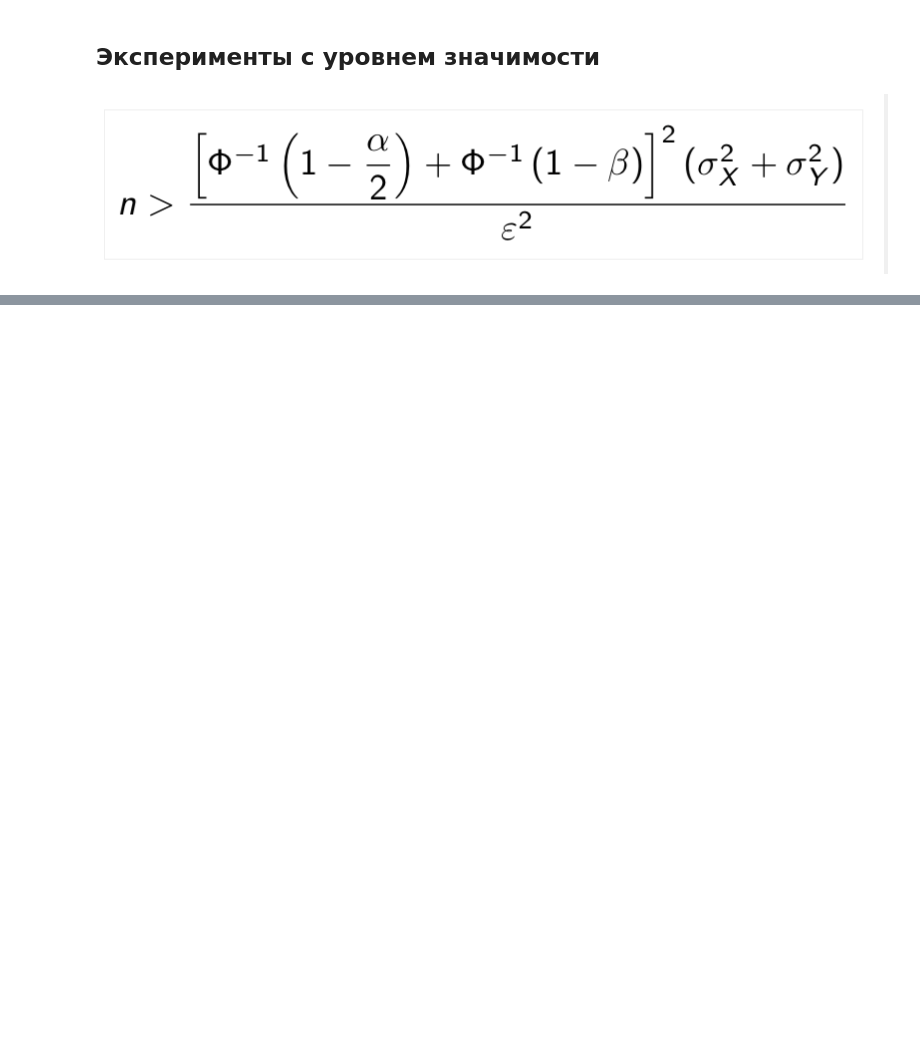
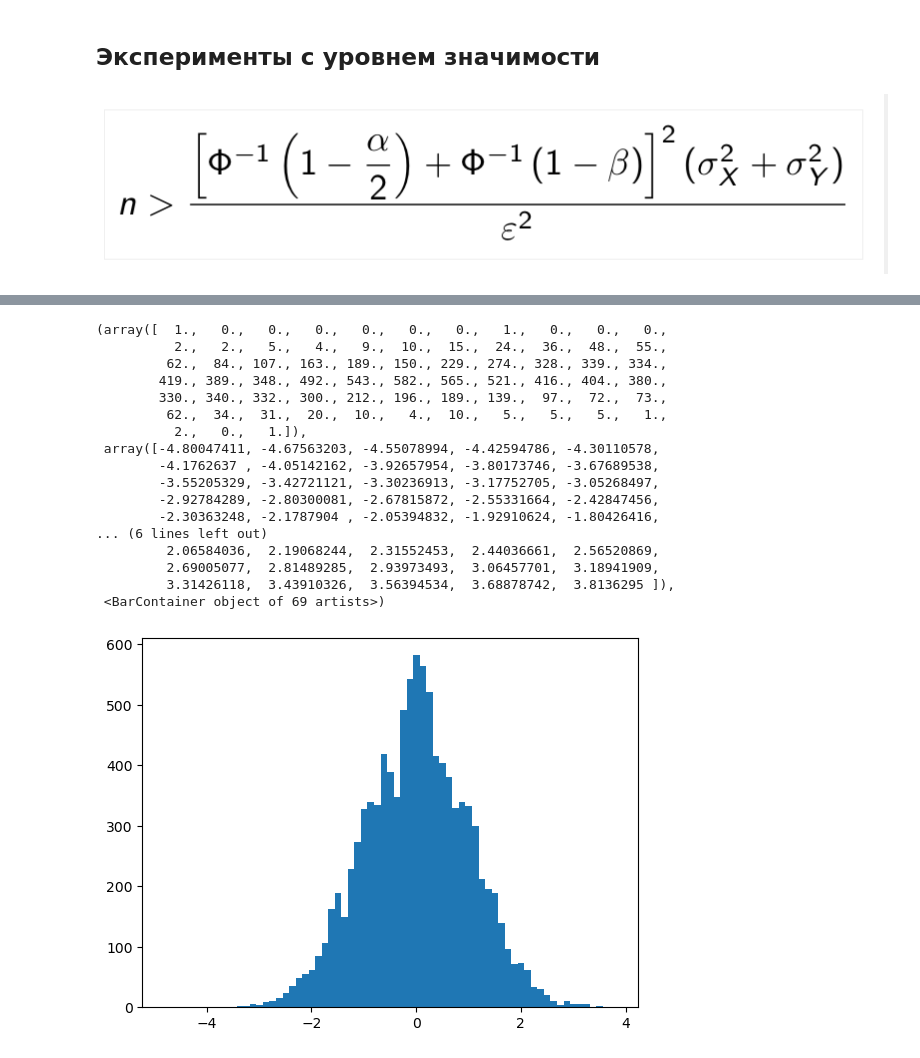
Before and after one commit to HDI-lab-HSE/ABTestingHDILab, a Jupyter notebook: Randomized_t_test.ipynb, the cells around one changed output, grey strips where cells are left out. Drawn from its saved outputs; the diff is of its cells as text; code cells hidden in the pictures; blank space fills up the shorter version.

```diff
--- a/Randomized_t_test.ipynb
+++ b/Randomized_t_test.ipynb
@@ -187,0 +227,21 @@ print(f"Ошибка первого рода в стандартном тест
+# %%
+plt.hist(t_stat, bins='auto')
+# %% [output]
+(array([  1.,   0.,   0.,   0.,   0.,   0.,   0.,   1.,   0.,   0.,   0.,
+          2.,   2.,   5.,   4.,   9.,  10.,  15.,  24.,  36.,  48.,  55.,
+         62.,  84., 107., 163., 189., 150., 229., 274., 328., 339., 334.,
+        419., 389., 348., 492., 543., 582., 565., 521., 416., 404., 380.,
+        330., 340., 332., 300., 212., 196., 189., 139.,  97.,  72.,  73.,
+         62.,  34.,  31.,  20.,  10.,   4.,  10.,   5.,   5.,   5.,   1.,
+          2.,   0.,   1.]),
+ array([-4.80047411, -4.67563203, -4.55078994, -4.42594786, -4.30110578,
+        -4.1762637 , -4.05142162, -3.92657954, -3.80173746, -3.67689538,
+        -3.55205329, -3.42721121, -3.30236913, -3.17752705, -3.05268497,
+        -2.92784289, -2.80300081, -2.67815872, -2.55331664, -2.42847456,
+        -2.30363248, -2.1787904 , -2.05394832, -1.92910624, -1.80426416,
+... (6 lines left out)
+         2.06584036,  2.19068244,  2.31552453,  2.44036661,  2.56520869,
+         2.69005077,  2.81489285,  2.93973493,  3.06457701,  3.18941909,
+         3.31426118,  3.43910326,  3.56394534,  3.68878742,  3.8136295 ]),
+ <BarContainer object of 69 artists>)
+[figure, added]
```
Also changed, not shown: parts of 10 cells of this notebook.
